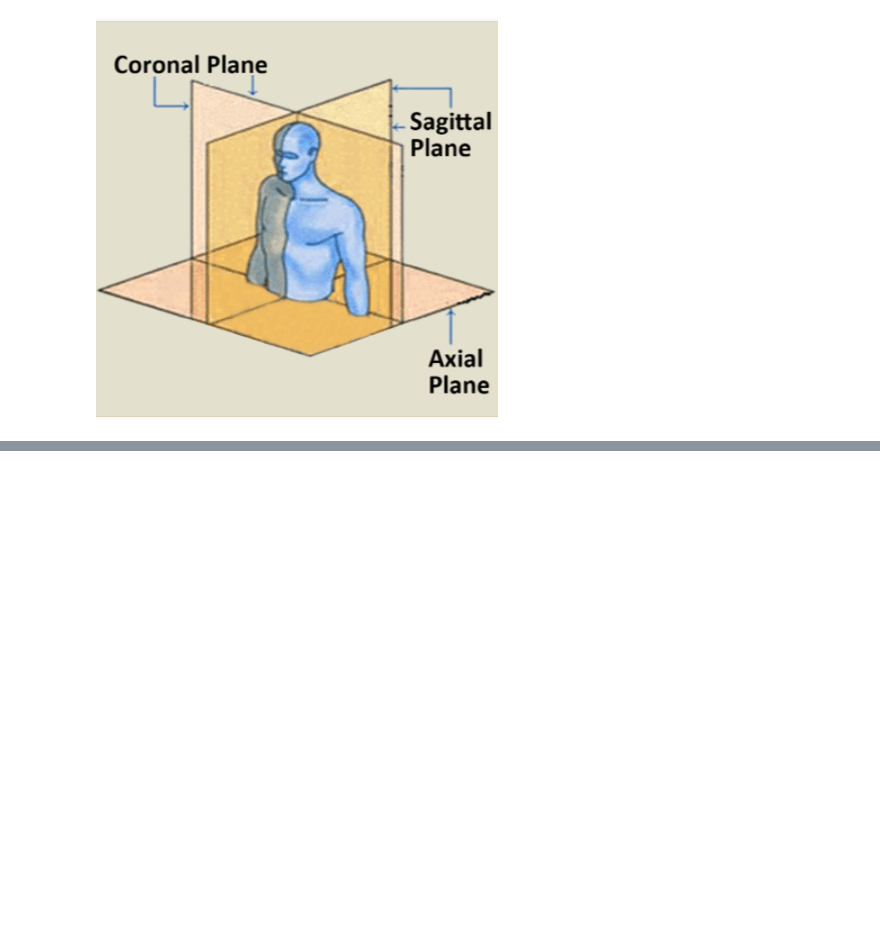
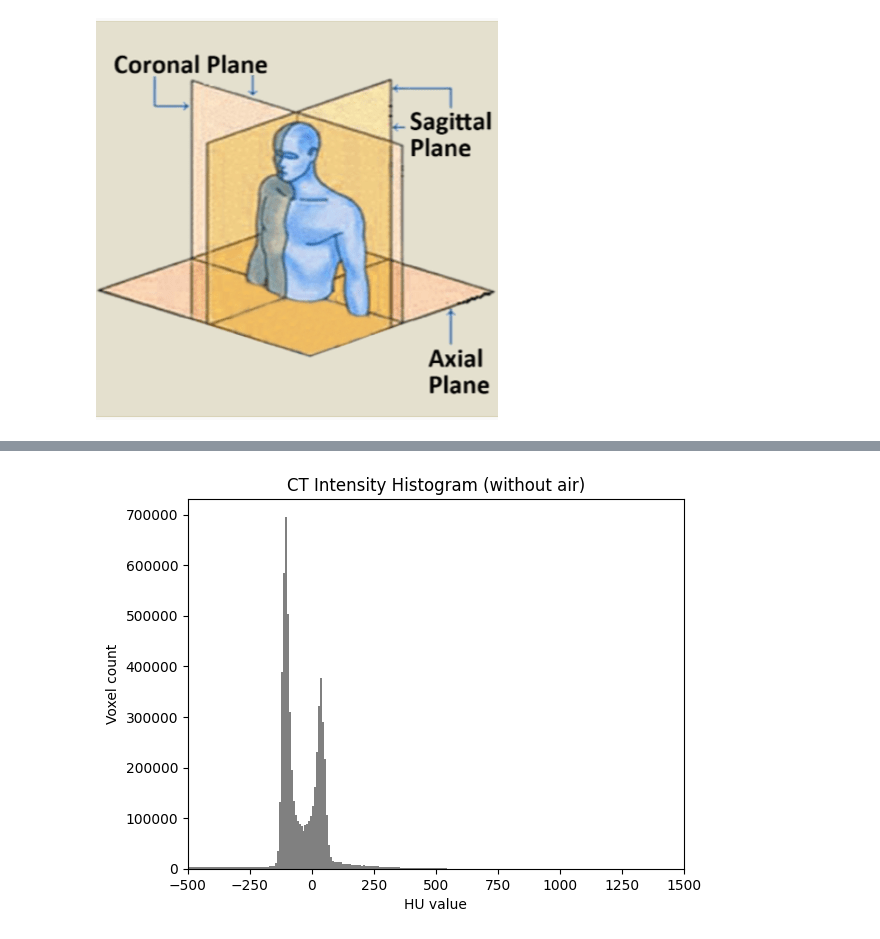
Before and after one commit to minsuk00/MRI2CT, a Jupyter notebook: data_test.ipynb, the cells around one changed output, grey strips where cells are left out. Cells and saved outputs as stored; diff of their text form; code cells hidden in the pictures; blank space fills up the shorter version.

```diff
--- a/data_test.ipynb
+++ b/data_test.ipynb
@@ -227,0 +464,12 @@ for batch in loader:
+# %%
+ct_np = ct.numpy()
+ct_np = ct_np[ct_np > -900]  # exclude air voxels
+
+plt.hist(ct_np, bins=500, color="gray")
+plt.title("CT Intensity Histogram (without air)")
+plt.xlabel("HU value")
+plt.ylabel("Voxel count")
+plt.xlim(-500, 1500)
+plt.show()
+# %% [output]
+[figure, added]
```
Also changed, not shown: parts of 24 cells of this notebook, 5 other files.
